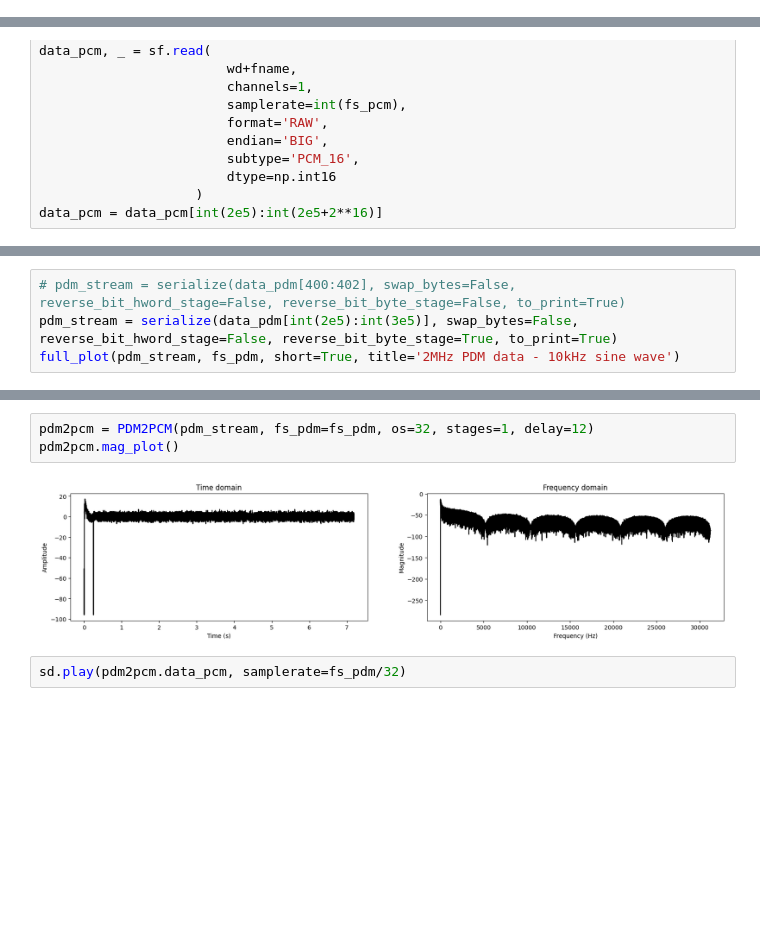
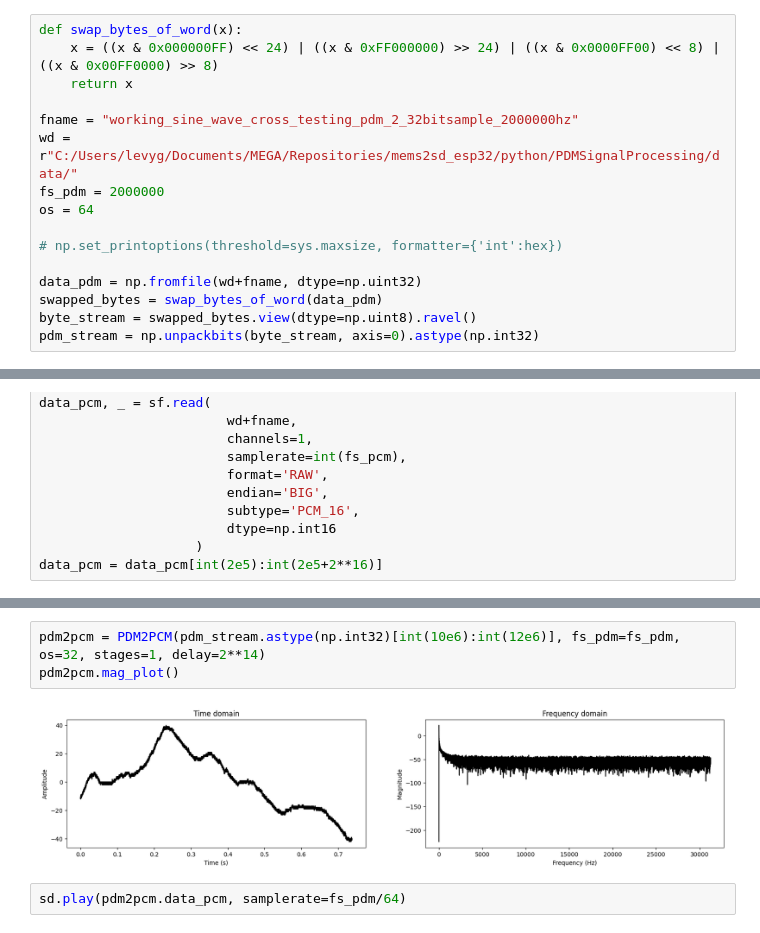
Before and after one commit to Lwao/mems2sd_esp32, a Jupyter notebook: python/PDMSignalProcessing/SineWaveCrossTesting.ipynb, the cells around one changed output, grey strips where cells are left out. Cells and saved outputs as stored; diff of their text form; blank space fills up the shorter version.

```diff
--- a/python/PDMSignalProcessing/SineWaveCrossTesting.ipynb
+++ b/python/PDMSignalProcessing/SineWaveCrossTesting.ipynb
@@ -30,3 +17,19 @@ data_pdm, _ = sf.read(
+# %%
+def swap_bytes_of_word(x):
+    x = ((x & 0x000000FF) << 24) | ((x & 0xFF000000) >> 24) | ((x & 0x0000FF00) << 8) | ((x & 0x00FF0000) >> 8)
+    return x
+
+fname = "working_sine_wave_cross_testing_pdm_2_32bitsample_2000000hz"
+wd = r"C:/Users/levyg/Documents/MEGA/Repositories/mems2sd_esp32/python/PDMSignalProcessing/data/"
+fs_pdm = 2000000
+os = 64
+
+# np.set_printoptions(threshold=sys.maxsize, formatter={'int':hex})
+
+data_pdm = np.fromfile(wd+fname, dtype=np.uint32)
+swapped_bytes = swap_bytes_of_word(data_pdm)
+byte_stream = swapped_bytes.view(dtype=np.uint8).ravel()
+pdm_stream = np.unpackbits(byte_stream, axis=0).astype(np.int32)
 # %%
 fname = "sine_wave_cross_testing_pcm_44100khz"
 wd = r"C:/Users/levyg/Documents/MEGA/Repositories/mems2sd_esp32/python/PDMSignalProcessing/data/"
@@ -62,4 +48,0 @@ data_pdm, _ = sf.read(
-# %%
-# pdm_stream = serialize(data_pdm[400:402], swap_bytes=False, reverse_bit_hword_stage=False, reverse_bit_byte_stage=False, to_print=True)
-pdm_stream = serialize(data_pdm[int(2e5):int(3e5)], swap_bytes=False, reverse_bit_hword_stage=False, reverse_bit_byte_stage=True, to_print=True)
-full_plot(pdm_stream, fs_pdm, short=True, title='2MHz PDM data - 10kHz sine wave')
@@ -72,7 +53,7 @@ Bit stream: [1 1 0 ... 1 0 0] <class 'numpy.uint8'>
 # %%
-pdm2pcm = PDM2PCM(pdm_stream, fs_pdm=fs_pdm, os=32, stages=1, delay=12)
+pdm2pcm = PDM2PCM(pdm_stream.astype(np.int32)[int(10e6):int(12e6)], fs_pdm=fs_pdm, os=32, stages=1, delay=2**14)
 pdm2pcm.mag_plot()
 # %% [output]
-[figure, old version]
+[figure, new version]
 # %%
-sd.play(pdm2pcm.data_pcm, samplerate=fs_pdm/32)
+sd.play(pdm2pcm.data_pcm, samplerate=fs_pdm/64)
```
Also changed, not shown: parts of 6 cells of this notebook, 14 other files.
